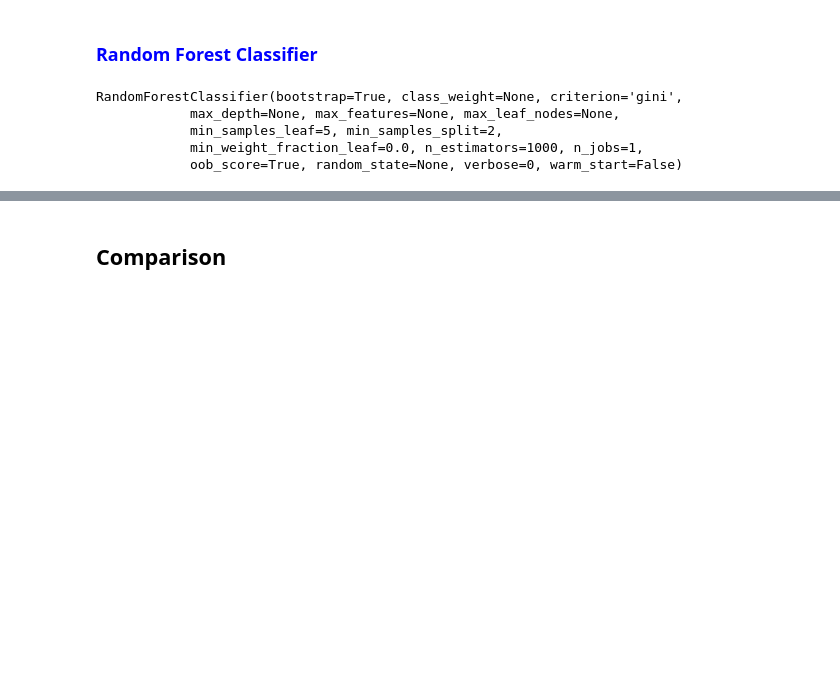
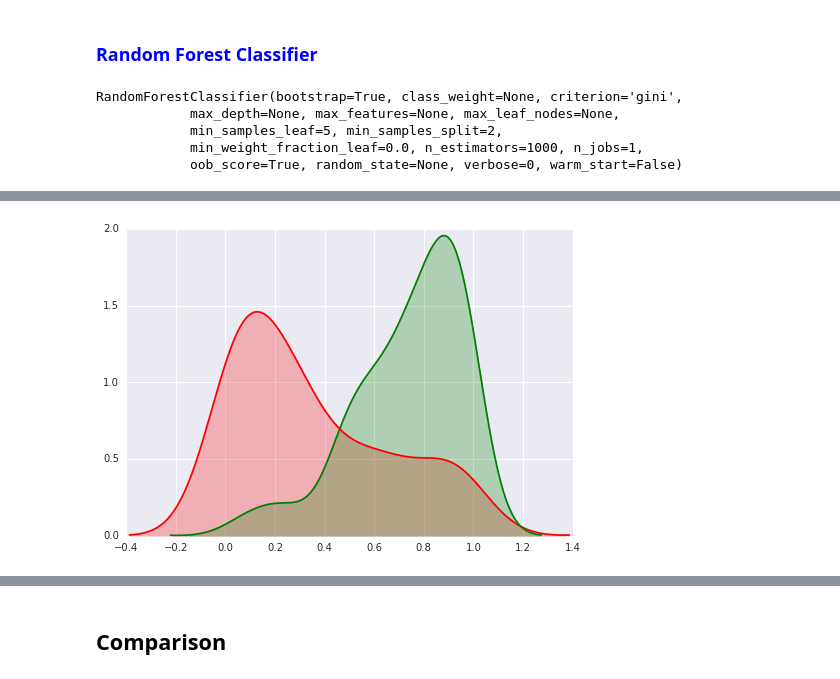
Before and after one commit to nicolairobles/DAT-NYC-37, a Jupyter notebook: lessons/lesson-14/Group-Exercise-Review.ipynb, the cells around one changed output, grey strips where cells are left out. Drawn from its saved outputs; the diff is of its cells as text; code cells hidden in the pictures; blank space fills up the shorter version.

```diff
--- a/lessons/lesson-14/Group-Exercise-Review.ipynb
+++ b/lessons/lesson-14/Group-Exercise-Review.ipynb
@@ -233,0 +278,13 @@ format_model_results(rf_model, X_train, X_test, y_train, y_test)
+# %%
+import matplotlib.pyplot as plt
+
+y_test_pred_proba   = rf_model.predict_proba(X_test)
+
+fpr, tpr, _ = metrics.roc_curve(y_test, y_test_pred_proba[:, 1])
+
+import seaborn as sns
+
+sns.kdeplot(fpr, c="red", shade=True)
+sns.kdeplot(tpr, c="green", shade=True);
+# %% [output]
+[figure, added]
```
Also changed, not shown: parts of 12 cells of this notebook, 1 other file.
